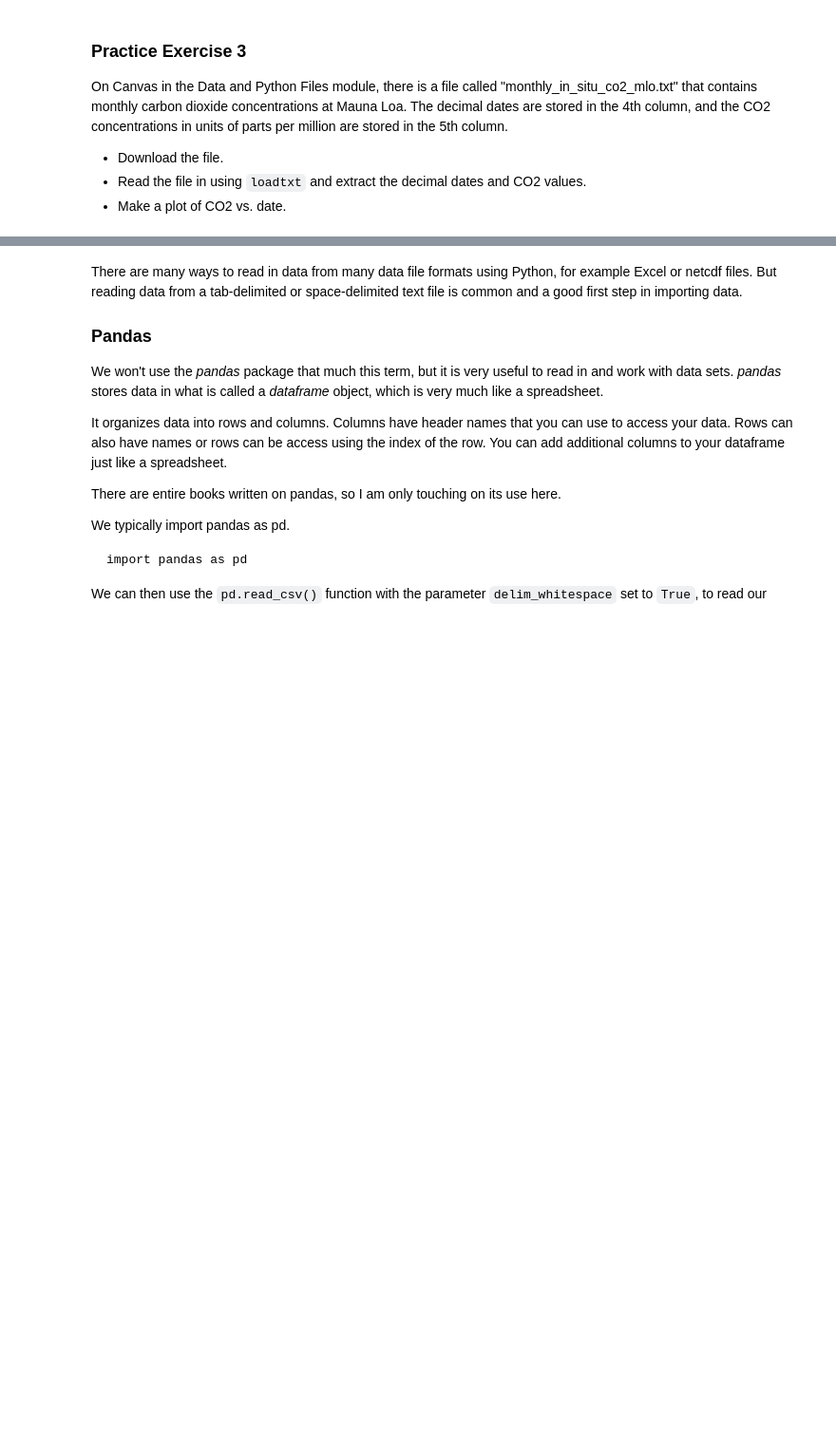
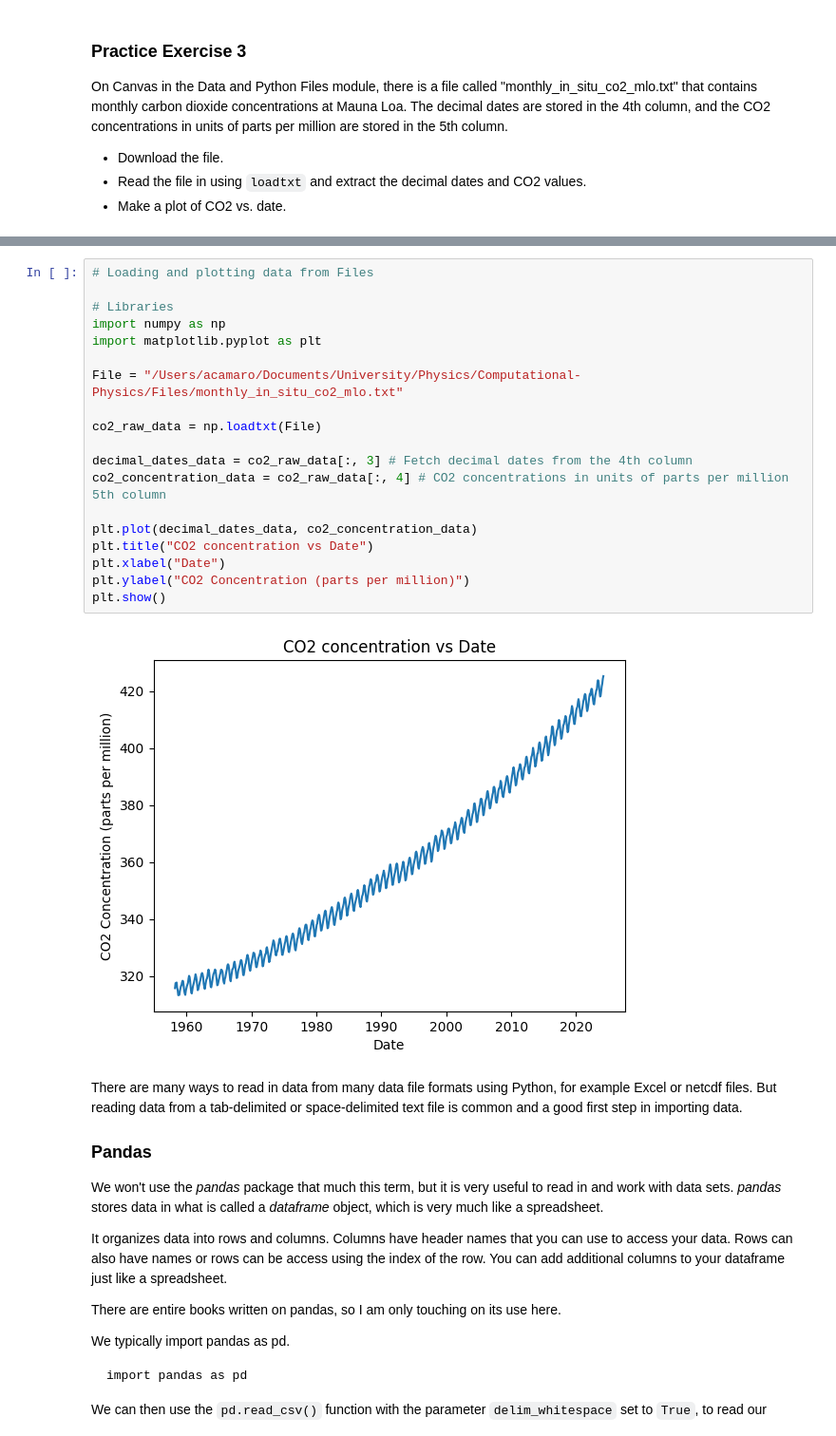
Before and after one commit to AcamaroCutcher/Computational-Physics, a Jupyter notebook: Class Notes/ph322_lecture04_apr09_2026_prelecture.ipynb, the cells around one changed output, grey strips where cells are left out. Shown at 95% size. Saved outputs shown, nothing was run; the diff lists cells and outputs as text; blank space fills up the shorter version.

```diff
--- a/Class Notes/ph322_lecture04_apr09_2026_prelecture.ipynb
+++ b/Class Notes/ph322_lecture04_apr09_2026_prelecture.ipynb
@@ -378,3 +418,24 @@ On Canvas in the Data and Python Files module, there is a file called "monthly_i
+# %%
+# Loading and plotting data from Files
+
+# Libraries
+import numpy as np
+import matplotlib.pyplot as plt
+
+File = "/Users/acamaro/Documents/University/Physics/Computational-Physics/Files/monthly_in_situ_co2_mlo.txt"
+
+co2_raw_data = np.loadtxt(File)
+
+decimal_dates_data = co2_raw_data[:, 3] # Fetch decimal dates from the 4th column
+co2_concentration_data = co2_raw_data[:, 4] # CO2 concentrations in units of parts per million 5th column
+
+plt.plot(decimal_dates_data, co2_concentration_data)
+plt.title("CO2 concentration vs Date")
+plt.xlabel("Date")
+plt.ylabel("CO2 Concentration (parts per million)")
+plt.show()
+# %% [output]
+[figure, added]
 # %% [markdown]
 There are many ways to read in data from many data file formats using Python, for example Excel or netcdf files. But reading data from a tab-delimited or space-delimited text file is common and a good first step in importing data.
 
```
Also changed, not shown: parts of 30 cells of this notebook.
